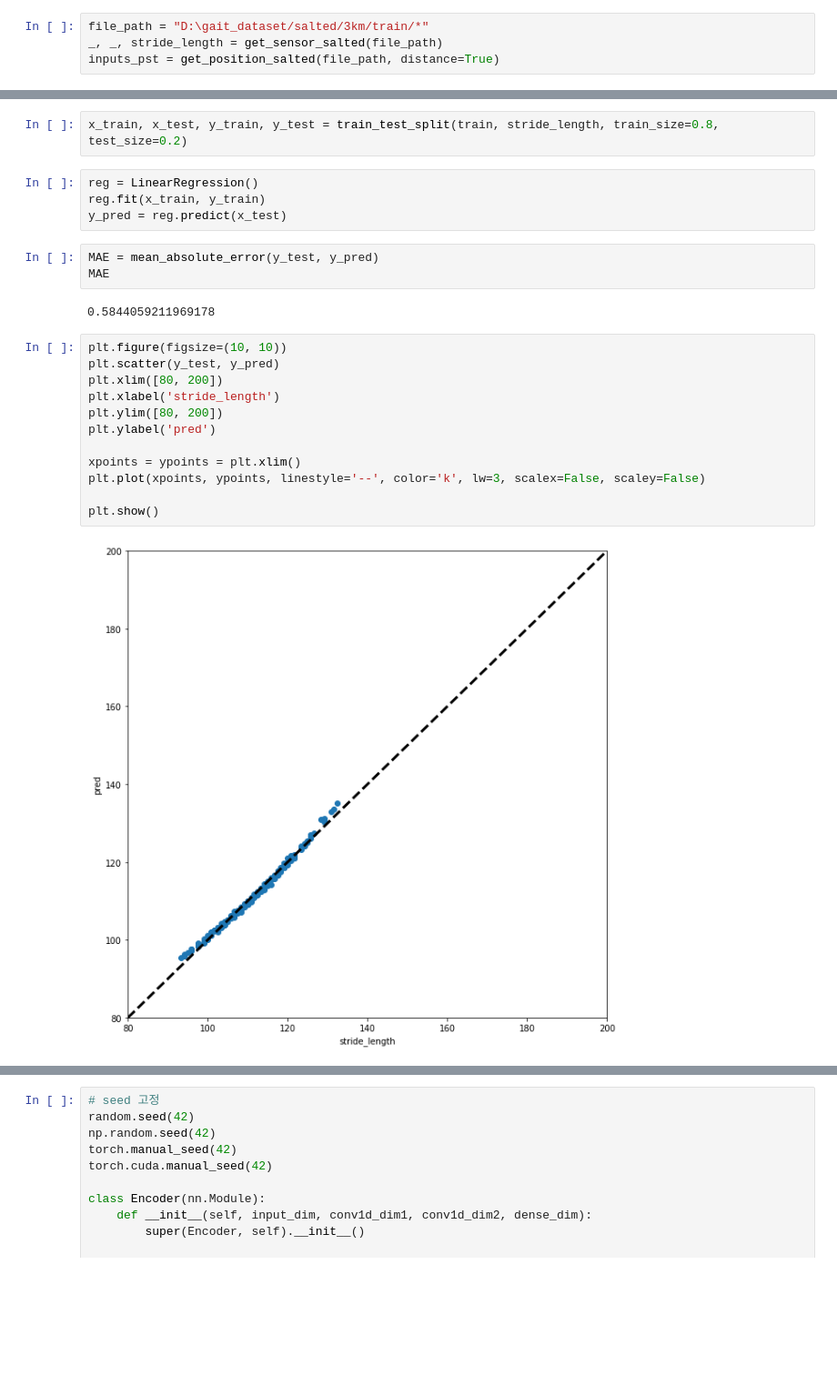
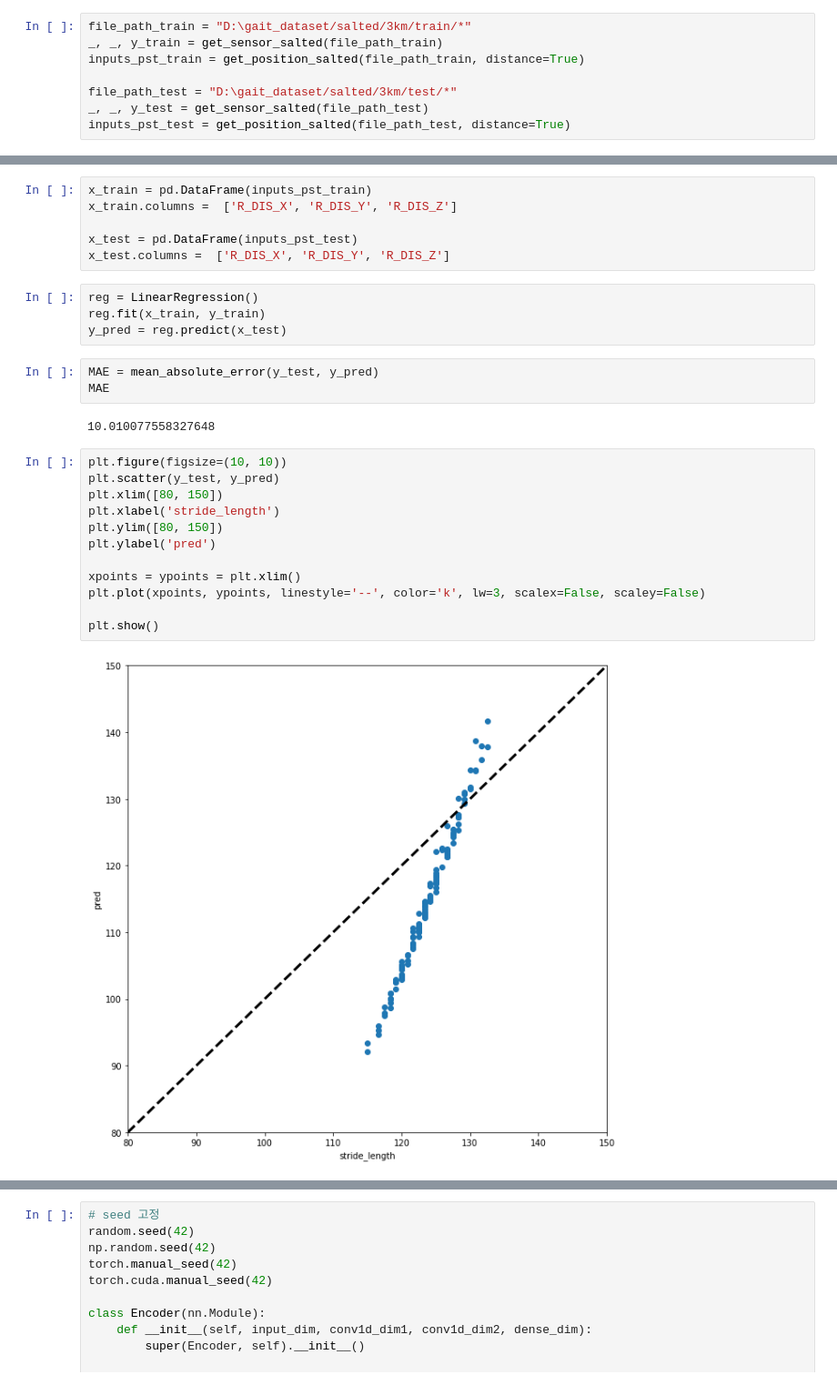
Before and after one commit to taeoowl/gait, a Jupyter notebook: gait/ksci/속도 세팅 별.ipynb, the cells around one changed output, grey strips where cells are left out. Shown: that part at 91% size. Drawn from its saved outputs; the diff is of its cells as text; blank space fills up the shorter version.

```diff
--- a/gait/ksci/속도 세팅 별.ipynb
+++ b/gait/ksci/속도 세팅 별.ipynb
@@ -32,4 +34,8 @@ from dataloader_distance import *
 # %%
-file_path = "D:\gait_dataset/salted/3km/train/*"
-_, _, stride_length = get_sensor_salted(file_path)
-inputs_pst = get_position_salted(file_path, distance=True)
+file_path_train = "D:\gait_dataset/salted/3km/train/*"
+_, _, y_train = get_sensor_salted(file_path_train)
+inputs_pst_train = get_position_salted(file_path_train, distance=True)
+
+file_path_test = "D:\gait_dataset/salted/3km/test/*"
+_, _, y_test = get_sensor_salted(file_path_test)
+inputs_pst_test = get_position_salted(file_path_test, distance=True)
@@ -54,5 +42,9 @@ train
-# %%
-x_train, x_test, y_train, y_test = train_test_split(train, stride_length, train_size=0.8, test_size=0.2)
+# %%
+x_train = pd.DataFrame(inputs_pst_train)
+x_train.columns =  ['R_DIS_X', 'R_DIS_Y', 'R_DIS_Z']
+
+x_test = pd.DataFrame(inputs_pst_test)
+x_test.columns =  ['R_DIS_X', 'R_DIS_Y', 'R_DIS_Z']
 # %%
 reg = LinearRegression()
 reg.fit(x_train, y_train)
@@ -61,18 +53,18 @@ y_pred = reg.predict(x_test)
 MAE = mean_absolute_error(y_test, y_pred)
 MAE
 # %% [output]
-0.5844059211969178
+10.010077558327648
 # %%
 plt.figure(figsize=(10, 10))
 plt.scatter(y_test, y_pred)
-plt.xlim([80, 200])
+plt.xlim([80, 150])
 plt.xlabel('stride_length')
-plt.ylim([80, 200])
+plt.ylim([80, 150])
 plt.ylabel('pred')
 
 xpoints = ypoints = plt.xlim()
 plt.plot(xpoints, ypoints, linestyle='--', color='k', lw=3, scalex=False, scaley=False)
 
 plt.show()
 # %% [output]
-[figure, old version]
+[figure, new version]
```
Also changed, not shown: parts of 74 cells of this notebook, 6 other files.
